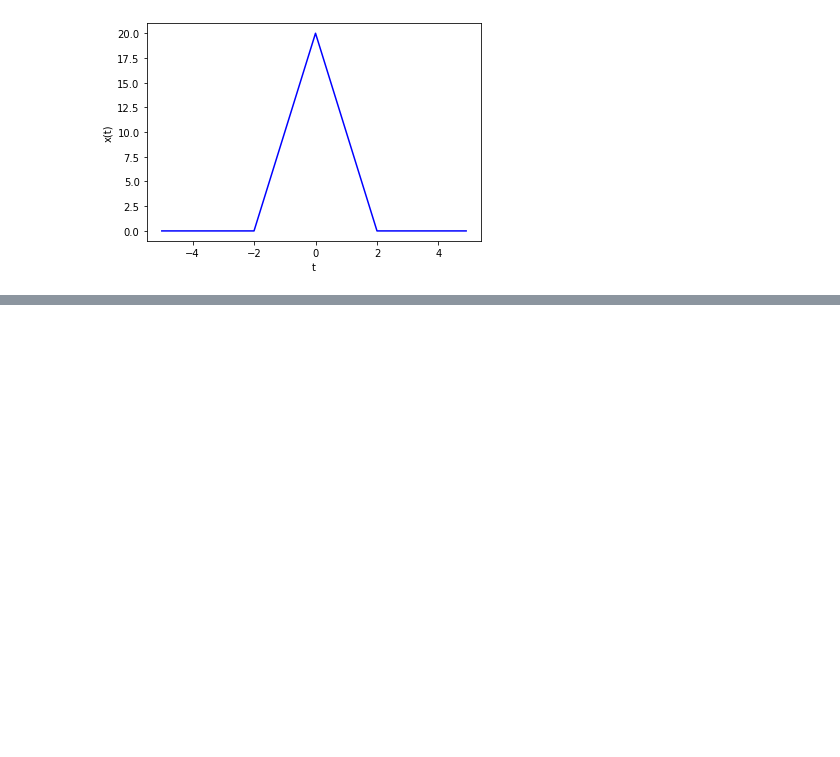
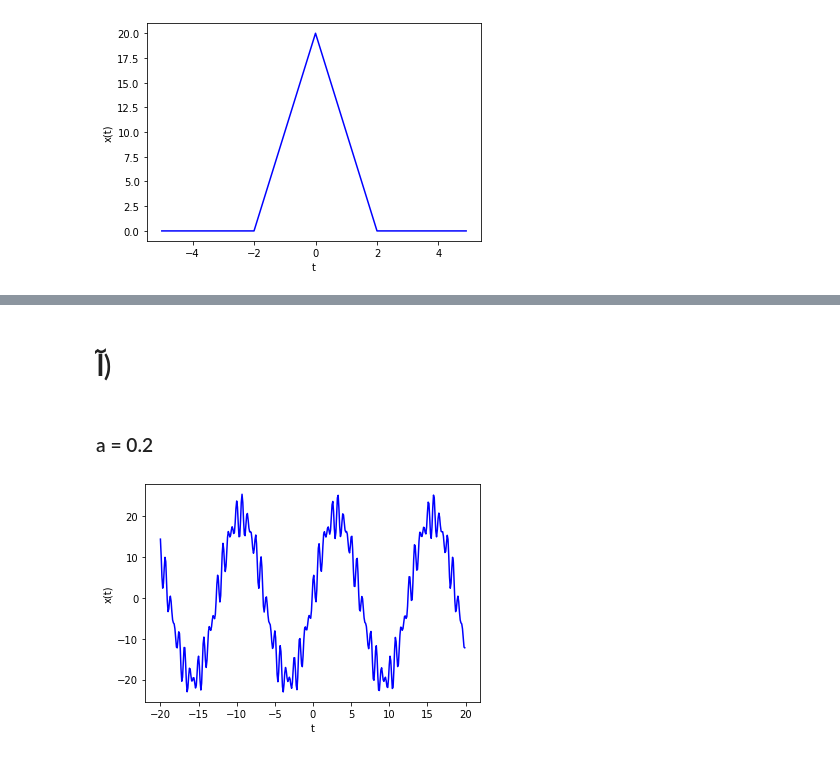
Before and after one commit to hoseinlook/signals_and_systems_hws, a Jupyter notebook: hw2/HW2_signals_and_systems.ipynb, the cells around one changed output, grey strips where cells are left out. Cells and saved outputs as stored; diff of their text form; code cells hidden in the pictures; blank space fills up the shorter version.

```diff
--- a/hw2/HW2_signals_and_systems.ipynb
+++ b/hw2/HW2_signals_and_systems.ipynb
@@ -17,7 +34,3 @@ def plot_dt_signal(n, x_n ,color='r',label='func'):
 def u(t) : return np.around((np.sign(t)+1)/2+0.00000001)
 # %%
 def delta_dt(n):return u(n)-u(n-1)
-# %%
-t = np.arange(-3 * np.pi, 3 * np.pi, step=0.01)
-x_t = np.sin(t)
-plot_ct_signal(t=t, x_t=x_t)
@@ -82,0 +113,10 @@ plot_ct_signal(t, y_t)
+# %% [markdown]
+# آ)
+# %% [markdown]
+### a = 0.2
+# %%
+h = lambda t: u(t+0.2)-u(t -0.2)
+y_t= convolution_ct(t,x,h)
+plot_ct_signal(t, y_t)
+# %% [output]
+[figure, added]
```
Also changed, not shown: parts of 14 cells of this notebook, 1 other file.
